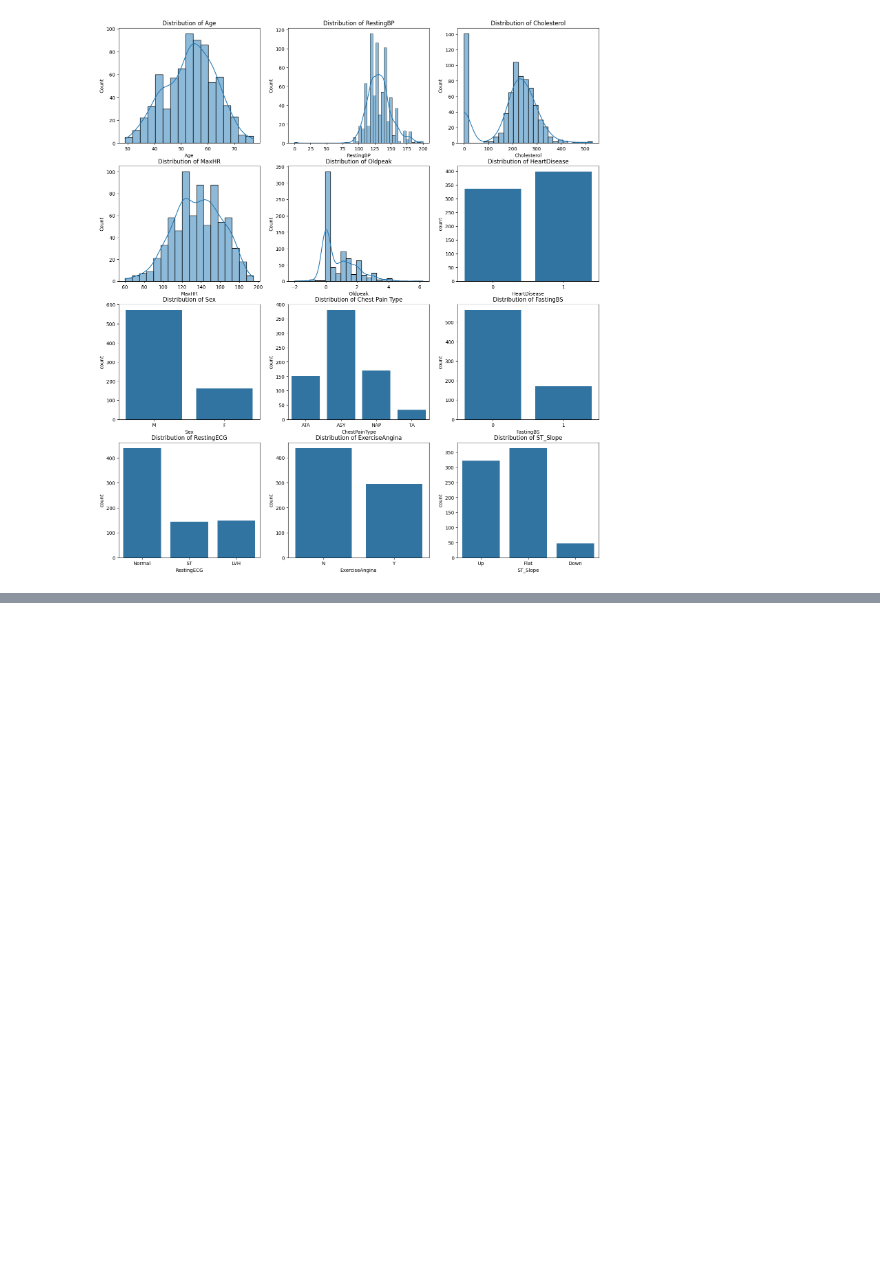
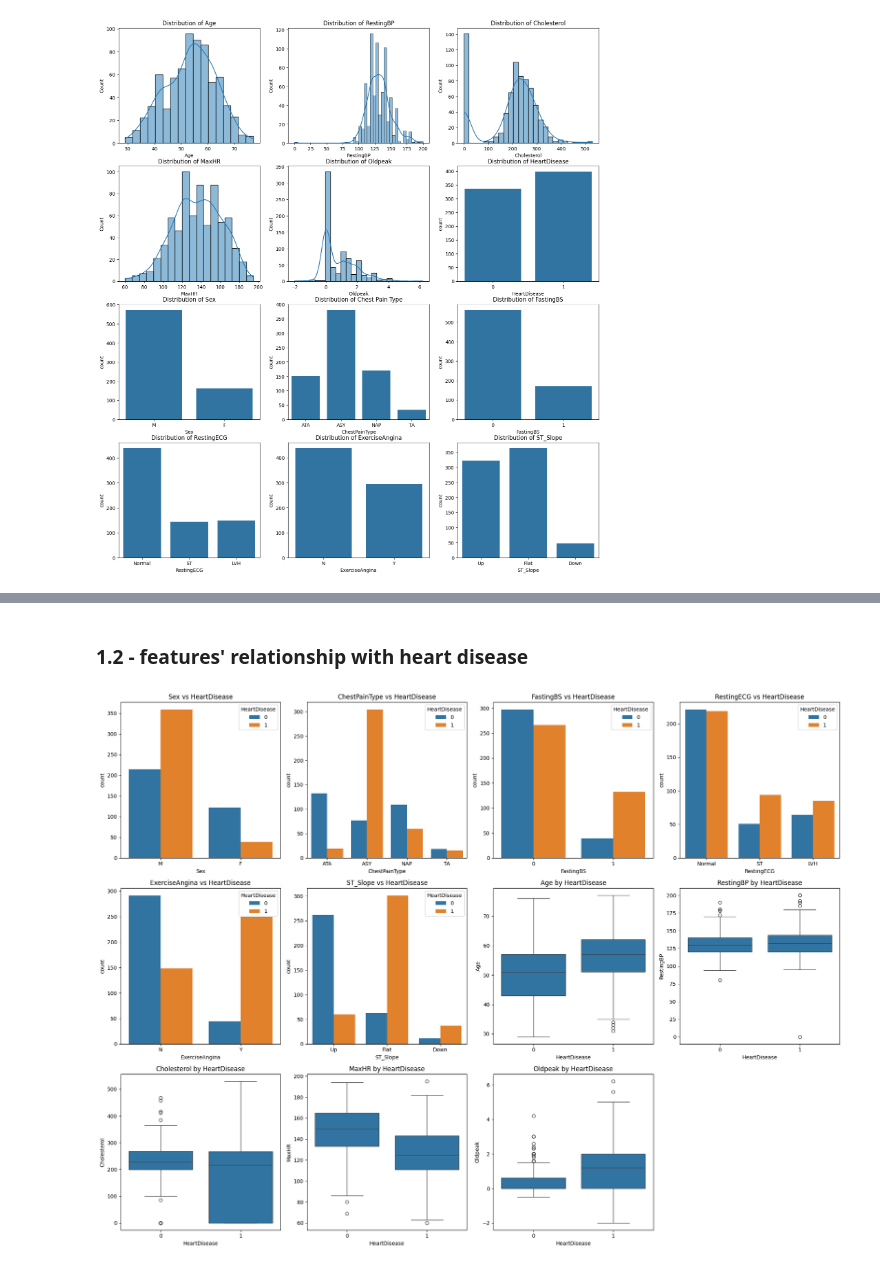
Before and after one commit to nexusfb/ETH-MLxHC-Interpretable-Medical-Data-Classification, a Jupyter notebook: pjt1_pt1.ipynb, the cells around one changed output, grey strips where cells are left out. Cells and saved outputs as stored; diff of their text form; code cells hidden in the pictures; blank space fills up the shorter version.

```diff
--- a/pjt1_pt1.ipynb
+++ b/pjt1_pt1.ipynb
@@ -11,12 +14,10 @@ import seaborn as sb
 # %%
 # 0 - load dataset
-df = pd.read_csv("./heart_failure/train_val_split.csv")
+df = pd.read_csv("datasets/heart_failure/train_val_split.csv")
 
-# 1 - look at the data
-# Set up the subplots
+# 1 - data distributions
 fig, axes = plt.subplots(4, 3, figsize=(18, 20))
-
-# Histogram for 'sex' column
+# categorical features
 sb.countplot(data=df, x='Sex', ax=axes[2, 0])
 axes[2, 0].set_title('Distribution of Sex')
 sb.countplot(data=df, x='ChestPainType', ax=axes[2, 1])
@@ -31,7 +32,7 @@ sb.countplot(data=df, x='ST_Slope', ax=axes[3, 2])
 axes[3, 2].set_title('Distribution of ST_Slope')
 sb.countplot(data=df, x='HeartDisease', ax=axes[1, 2])
 axes[1, 2].set_title('Distribution of HeartDisease')
-# Histograms for numerical features
+# numerical features
 numerical_features = ['Age', 'RestingBP', 'Cholesterol','MaxHR', 'Oldpeak']
 for i, feature in enumerate(numerical_features, start=1):
     i = i-1
@@ -142,0 +64,21 @@ ValueError: could not convert string to float: 'M'
+# %% [markdown]
+### 1.2 - features' relationship with heart disease
+# %%
+# 2 - features' relationship with heart disease
+fig, axes = plt.subplots(3, 4, figsize=(20, 15))
+# categorical features
+categorical_features = ['Sex', 'ChestPainType', 'FastingBS', 'RestingECG', 'ExerciseAngina', 'ST_Slope']
+for i, feature in enumerate(categorical_features, start=0):
+    sb.countplot(data=df, x=feature, hue='HeartDisease', ax=axes[i // 4, i % 4])
+    axes[i // 4, i % 4].set_title(f'{feature} vs HeartDisease')
+    axes[i // 4, i % 4].legend(title='HeartDisease', loc='upper right')
+# numerical features
+numerical_features = ['Age', 'RestingBP', 'Cholesterol', 'MaxHR', 'Oldpeak']
+for i, feature in enumerate(numerical_features, start=6):
+    sb.boxplot(data=df, x='HeartDisease', y=feature, ax=axes[i // 4, i % 4])
+    axes[i // 4, i % 4].set_title(f'{feature} by HeartDisease')
+fig.delaxes(axes[2, 3])
+plt.tight_layout()
+plt.show()
+# %% [output]
+[figure, added]
```
Also changed, not shown: parts of 8 cells of this notebook.
